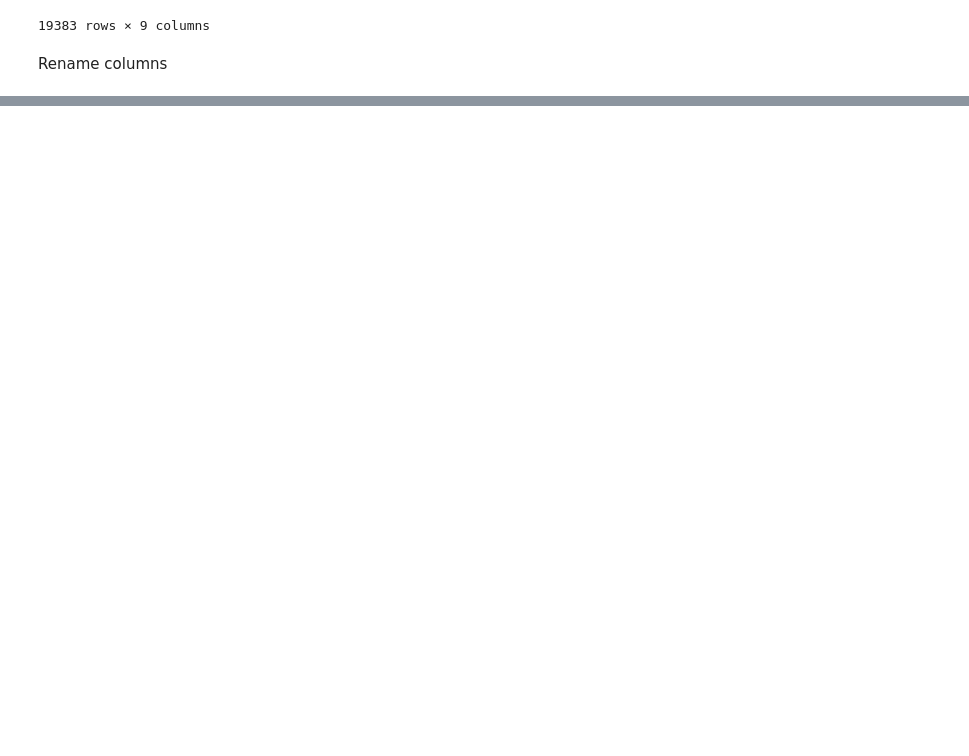
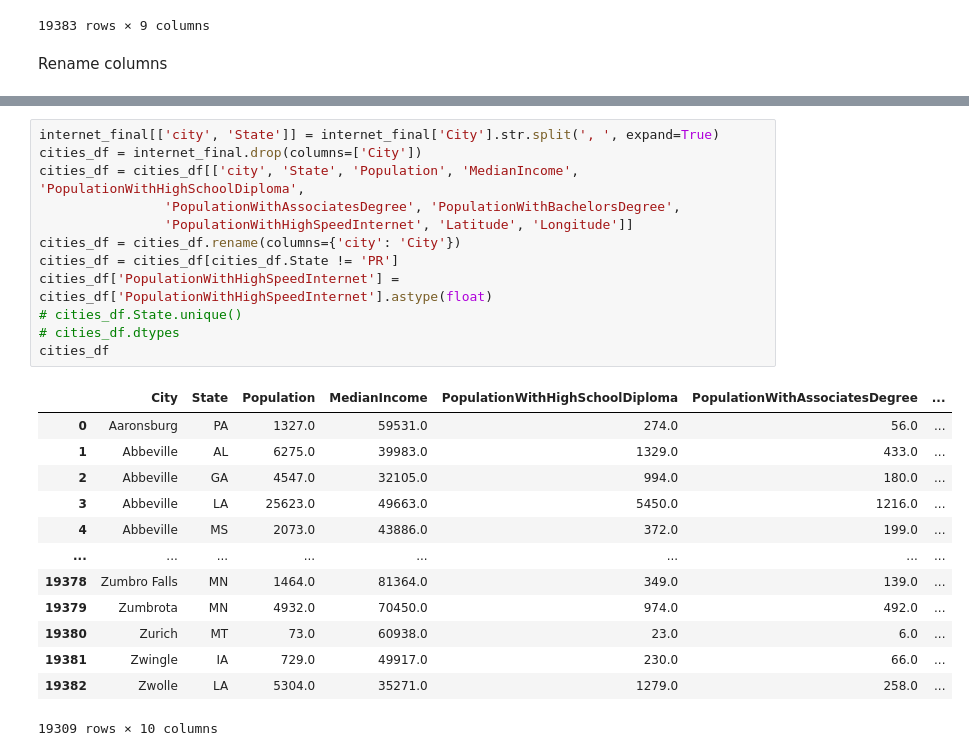
Before and after one commit to jacobdv/snuffleupagusses, a Jupyter notebook: census_transform.ipynb, the cells around one changed output, grey strips where cells are left out. Saved outputs shown, nothing was run; the diff lists cells and outputs as text; blank space fills up the shorter version.

```diff
--- a/census_transform.ipynb
+++ b/census_transform.ipynb
@@ -239,0 +240,26 @@ internet_final
+# %%
+internet_final[['city', 'State']] = internet_final['City'].str.split(', ', expand=True)
+cities_df = internet_final.drop(columns=['City'])
+cities_df = cities_df[['city', 'State', 'Population', 'MedianIncome', 'PopulationWithHighSchoolDiploma',
+                'PopulationWithAssociatesDegree', 'PopulationWithBachelorsDegree',
+                'PopulationWithHighSpeedInternet', 'Latitude', 'Longitude']]
+cities_df = cities_df.rename(columns={'city': 'City'})
+cities_df = cities_df[cities_df.State != 'PR']
+cities_df['PopulationWithHighSpeedInternet'] = cities_df['PopulationWithHighSpeedInternet'].astype(float)
+# cities_df.State.unique()
+# cities_df.dtypes
+cities_df
+# %% [output]
+|  | City | State | Population | MedianIncome | PopulationWithHighSchoolDiploma | PopulationWithAssociatesDegree | ... |
+| 0 | Aaronsburg | PA | 1327.0 | 59531.0 | 274.0 | 56.0 | ... |
+| 1 | Abbeville | AL | 6275.0 | 39983.0 | 1329.0 | 433.0 | ... |
+| 2 | Abbeville | GA | 4547.0 | 32105.0 | 994.0 | 180.0 | ... |
+| 3 | Abbeville | LA | 25623.0 | 49663.0 | 5450.0 | 1216.0 | ... |
+| 4 | Abbeville | MS | 2073.0 | 43886.0 | 372.0 | 199.0 | ... |
+| ... | ... | ... | ... | ... | ... | ... | ... |
+| 19378 | Zumbro Falls | MN | 1464.0 | 81364.0 | 349.0 | 139.0 | ... |
+| 19379 | Zumbrota | MN | 4932.0 | 70450.0 | 974.0 | 492.0 | ... |
+| 19380 | Zurich | MT | 73.0 | 60938.0 | 23.0 | 6.0 | ... |
+| 19381 | Zwingle | IA | 729.0 | 49917.0 | 230.0 | 66.0 | ... |
+| 19382 | Zwolle | LA | 5304.0 | 35271.0 | 1279.0 | 258.0 | ... |
+19309 rows × 10 columns
```
Also changed, not shown: parts of 6 cells of this notebook, 2 other files.
